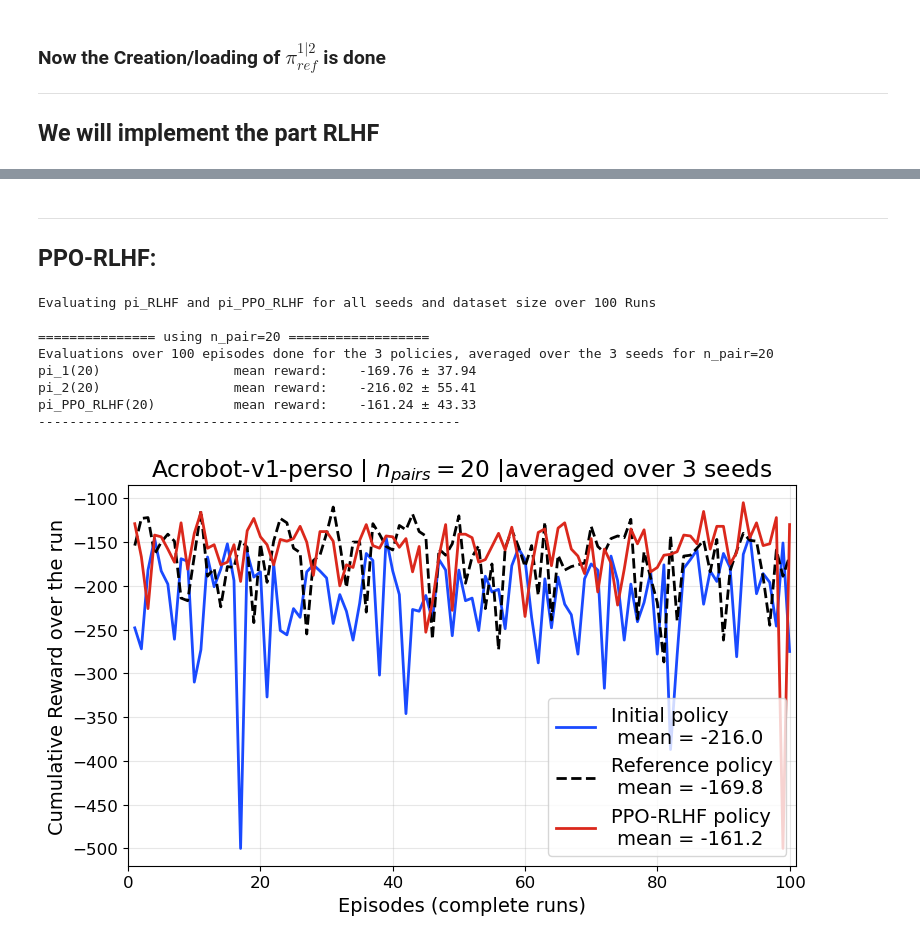
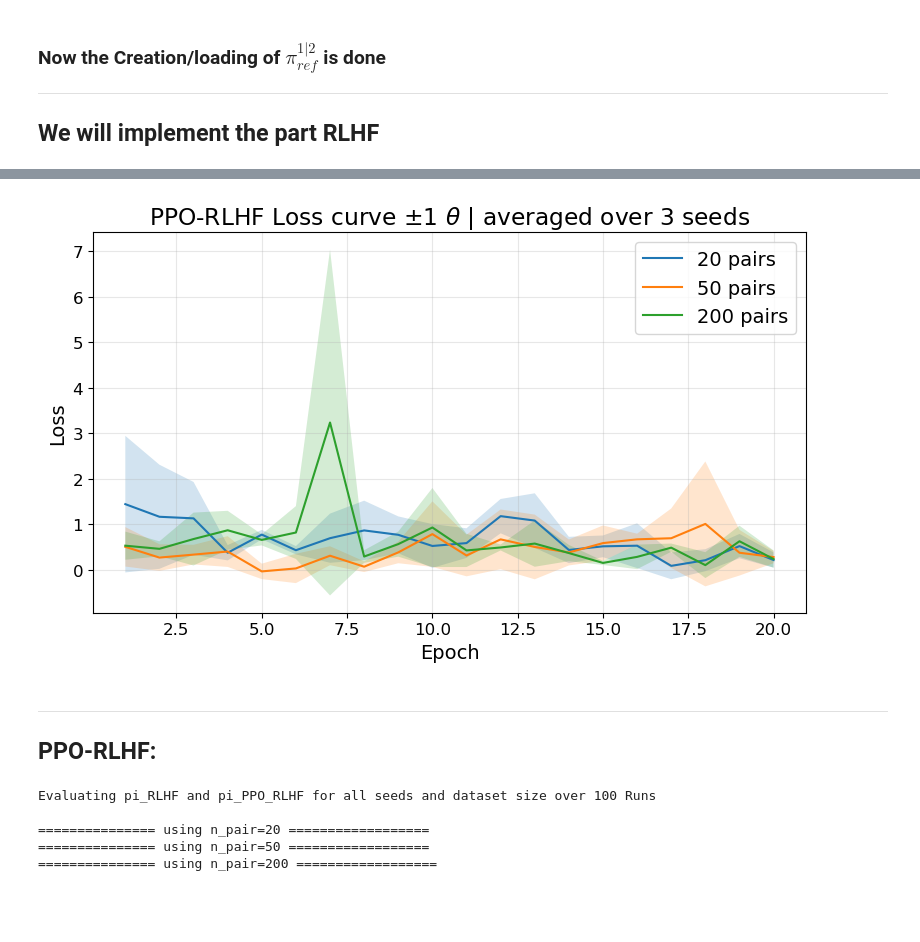
Before and after one commit to yk985/RL-RLHF, a Jupyter notebook: RLHF_Final_Acrobot_v2.ipynb, the cells around one changed output, grey strips where cells are left out. Saved outputs shown, nothing was run; the diff lists cells and outputs as text; code cells hidden in the pictures; blank space fills up the shorter version.

Commit message:
learning curve for PPO Acrobot

```diff
--- a/RLHF_Final_Acrobot_v2.ipynb
+++ b/RLHF_Final_Acrobot_v2.ipynb
@@ -176,22 +178,26 @@ c2                   = 0.0 # 0.1
 
 # Parameters for the RLHF part
 # pair_list          = [20, 50, 200, 1000] # number of preference pairs to collect
-pair_list          = [1000] # number of preference pairs to collect
 load_RM              = True
-load_rlhf_policies   = True
+load_rlhf_policies   = False
 pi_ref_rlhf          = 1
 load_pi2_start_rlhf  = True
 plot_scores          = True
 n_eval               = 100
-compare_policies     = True
+compare_policies     = False
+plot_learning_curves = True
+
+pair_list          = [20, 50, 200] # number of preference pairs to collect
 
 # Store the policies from PPO-RLHF learning
 Policy_pporlhf_list  = []
+Loss_history_list = []
 
 for n_pair in pair_list:
     print(f"=============== using {n_pair=} ==================")
     # Pol_pair_rlhf     = []
     Pol_pair_PPO  = []
+    loss_hist_1seed = []
 
     for seed, (pi_1, pi_2) in zip(seeds_list, Policy_list):
         print(f"Seed {seed}")
@@ -223,13 +229,16 @@ for n_pair in pair_list:
             policy_ref = pi_1 if pi_ref_rlhf == 1 else pi_2
 
             print(f"Training policy with PPO-RLHF using pi_{pi_ref_rlhf} as reference policy")
-            train_policy_from_rollouts_n_updates_v2(policy_PPO_RLHF, policy_ref, reward_model, env, opt_PPO_RLHF, N=n_ppo_updates, max_steps=max_steps, beta=beta_ppo,gamma=gamma_PPO, lam=lambda_ppo, clip_eps=clip_eps, c1=c1, c2=c2)
+            loss_hist = train_policy_from_rollouts_n_updates_v2(policy_PPO_RLHF, policy_ref, reward_model, env, opt_PPO_RLHF, N=n_ppo_updates, max_steps=max_steps, beta=beta_ppo,gamma=gamma_PPO, lam=lambda_ppo, clip_eps=clip_eps, c1=c1, c2=c2)
             torch.save(policy_PPO_RLHF.state_dict(), fr"./Policies/pi_PPO_RLHF_{env_name}_seed_{seed}_beta{beta_ppo}_Npairs_{n_pair}.pth")
             print(fr"Saved final policy in ./Policies/pi_PPO_RLHF_{env_name}_seed_{seed}_beta{beta_ppo}_Npairs_{n_pair}.pth")
 
         Pol_pair_PPO.append(policy_PPO_RLHF)
+        loss_hist_1seed.append(loss_hist)
 
     Policy_pporlhf_list.append(Pol_pair_PPO)
+    Loss_history_list.append(loss_hist_1seed)
+torch.save(Loss_history_list, f"./Policies/LossCurve_PPO_{env_name}_Lastpair_{n_pair}.pth")
 print("=================================")
 # %% [output]
 =============== using n_pair=20 ==================
@@ -238,4 +260,13 @@ Loading policy trained with RLHF for seed=35
 =================================
+# %%
+# ── Plotting the loss curves ──
+plot_avg_loss_curves(
+    loss_hist_list=Loss_history_list,
+    pair_list=pair_list,
+    algo="PPO-RLHF"
+)
+# %% [output]
+[figure, added]
 # %%
 # if compare_policies:
 #     print("Evaluating pi_RLHF and pi_PPO_RLHF for all seeds: \n")
@@ -295,9 +326,5 @@ for i, n_pair in enumerate(pair_list):
 Evaluating pi_RLHF and pi_PPO_RLHF for all seeds and dataset size over 100 Runs
 
 =============== using n_pair=20 ==================
-Evaluations over 100 episodes done for the 3 policies, averaged over the 3 seeds for n_pair=20
-pi_1(20)                 mean reward:    -169.76 ± 37.94
-pi_2(20)                 mean reward:    -216.02 ± 55.41
-pi_PPO_RLHF(20)          mean reward:    -161.24 ± 43.33
-------------------------------------------------------
+=============== using n_pair=50 ==================
+=============== using n_pair=200 ==================
-[figure, removed]
```
Also changed, not shown: parts of 3 cells of this notebook, 1 other file.
